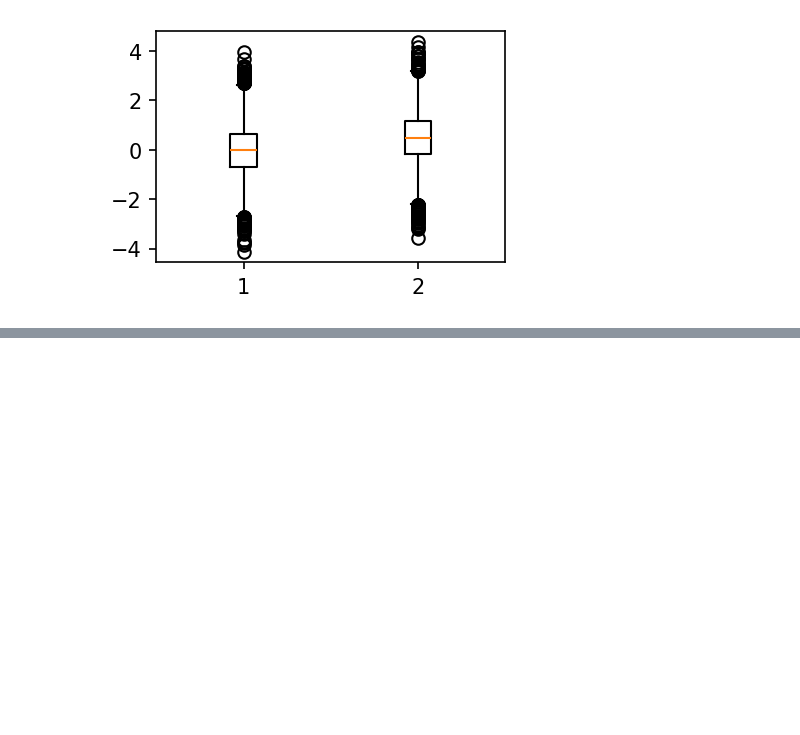
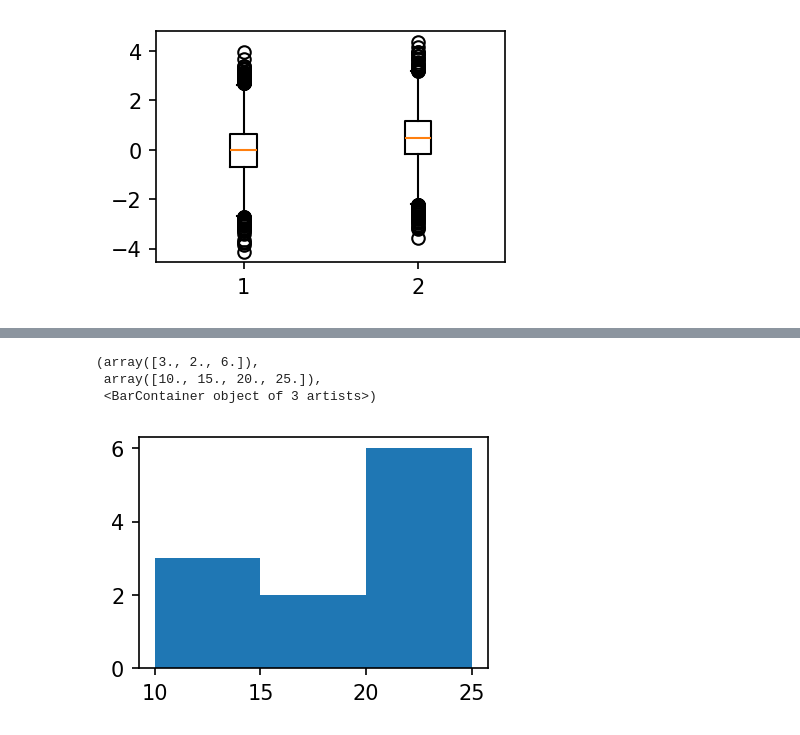
Before and after one commit to va4756/big_RaeJung, a Jupyter notebook: choi_guis_01.ipynb, the cells around one changed output, grey strips where cells are left out. Drawn from its saved outputs; the diff is of its cells as text; code cells hidden in the pictures; blank space fills up the shorter version.

```diff
--- a/choi_guis_01.ipynb
+++ b/choi_guis_01.ipynb
@@ -60,0 +78,7 @@ plt.boxplot([y1, y2]);
+# %%
+plt.hist(y, bins=3)
+# %% [output]
+(array([3., 2., 6.]),
+ array([10., 15., 20., 25.]),
+ <BarContainer object of 3 artists>)
+[figure, added]
```
Also changed, not shown: parts of 36 cells of this notebook.
